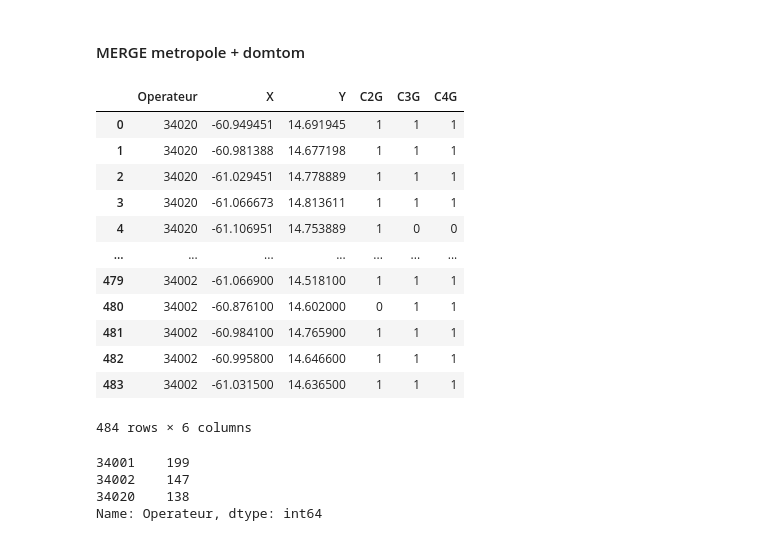
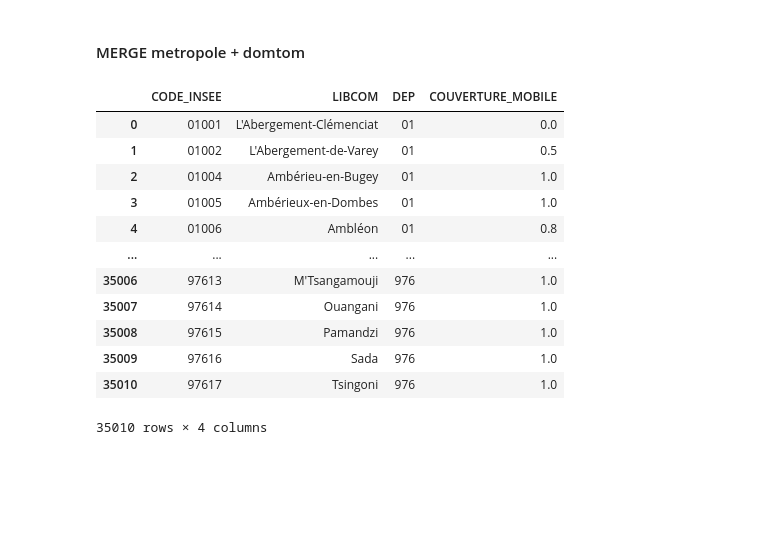
Before and after one commit to dataforgoodfr/batch8_mednum, a Jupyter notebook: notebooks/taux_couverture_mobile.ipynb, the cells around one changed output. Cells and saved outputs as stored; diff of their text form; code cells hidden in the pictures; blank space fills up the shorter version.

```diff
--- a/notebooks/taux_couverture_mobile.ipynb
+++ b/notebooks/taux_couverture_mobile.ipynb
@@ -114,8 +114,8 @@ res
 83890 rows × 6 columns
 # %%
 couv_mobile = res.groupby('CODE_INSEE')['COUVERTURE_MOBILE'].median().reset_index()
-couv_mobile = communes.merge(couv_mobile, on=['CODE_INSEE'], how='left')
-couv_mobile
+couv_mobile_metropole = communes.merge(couv_mobile, on=['CODE_INSEE'], how='left')
+couv_mobile_metropole
 # %% [output]
 |  | CODE_INSEE | LIBCOM | DEP | COUVERTURE_MOBILE |
 | 0 | 01001 | L'Abergement-Clémenciat | 01 | NaN |
@@ -248,0 +259,8 @@ data.to_csv(f'{interim_data}/taux_couverture_mobile_DOMTOM.csv', index=False)
+# %%
+# Preprocess zipcode values
+data = pd.read_csv(interim_data/'couv_mobile_domtom_temp.csv')
+data['CODE_POSTAL'] = data['CODE_POSTAL'].apply(lambda x: str(x).split()[-1])   # if CEDEX in zipcode
+data['CODE_POSTAL'] = data['CODE_POSTAL'].apply(lambda x: 'nan' if (len(x) > 5 or len(x) < 3) else x)
+data = data[data['CODE_POSTAL'] != 'nan']
+data['CODE_POSTAL'] = data['CODE_POSTAL'].apply(lambda x: '{:<05d}'.format(int(x)))
+data
@@ -248,0 +281,4 @@ data.to_csv(f'{interim_data}/taux_couverture_mobile_DOMTOM.csv', index=False)
+# %%
+couv_mobile_domtom = map_zipcode.merge(data, on='CODE_POSTAL', how='inner').drop(columns=['CODE_POSTAL'])
+couv_mobile_domtom = couv_mobile_domtom[couv_mobile_domtom['CODE_INSEE'] > '90000']
+couv_mobile_domtom
@@ -249,26 +299,21 @@ data.to_csv(f'{interim_data}/taux_couverture_mobile_DOMTOM.csv', index=False)
 # %% [markdown]
 #### MERGE metropole + domtom
-# %%
-domtom = pd.read_csv(raw_data/'MAR_sites_mobiles_2020_T2.csv', delimiter=';', error_bad_lines=False, low_memory=False)
-domtom
-# %% [output]
-|  | Operateur | X | Y | C2G | C3G | C4G |
-| 0 | 34020 | -60.949451 | 14.691945 | 1 | 1 | 1 |
-| 1 | 34020 | -60.981388 | 14.677198 | 1 | 1 | 1 |
-| 2 | 34020 | -61.029451 | 14.778889 | 1 | 1 | 1 |
-| 3 | 34020 | -61.066673 | 14.813611 | 1 | 1 | 1 |
-| 4 | 34020 | -61.106951 | 14.753889 | 1 | 0 | 0 |
-| ... | ... | ... | ... | ... | ... | ... |
-| 479 | 34002 | -61.066900 | 14.518100 | 1 | 1 | 1 |
-| 480 | 34002 | -60.876100 | 14.602000 | 0 | 1 | 1 |
-| 481 | 34002 | -60.984100 | 14.765900 | 1 | 1 | 1 |
-| 482 | 34002 | -60.995800 | 14.646600 | 1 | 1 | 1 |
-| 483 | 34002 | -61.031500 | 14.636500 | 1 | 1 | 1 |
-484 rows × 6 columns
-# %%
-domtom['Operateur'].value_counts()
-# %% [output]
-34001    199
-34002    147
-34020    138
-Name: Operateur, dtype: int64
+# %%
+res = couv_mobile_metropole.merge(couv_mobile_domtom, on='CODE_INSEE', how='left').drop_duplicates(subset=['CODE_INSEE', 'LIBCOM', 'DEP'])
+res['COUVERTURE_MOBILE'] = res[['COUVERTURE_MOBILE_x', 'COUVERTURE_MOBILE_y']].sum(axis=1)
+res = res[['CODE_INSEE', 'LIBCOM', 'DEP', 'COUVERTURE_MOBILE']]
+res
+# %% [output]
+|  | CODE_INSEE | LIBCOM | DEP | COUVERTURE_MOBILE |
+| 0 | 01001 | L'Abergement-Clémenciat | 01 | 0.0 |
+| 1 | 01002 | L'Abergement-de-Varey | 01 | 0.5 |
+| 2 | 01004 | Ambérieu-en-Bugey | 01 | 1.0 |
+| 3 | 01005 | Ambérieux-en-Dombes | 01 | 1.0 |
+| 4 | 01006 | Ambléon | 01 | 0.8 |
+| ... | ... | ... | ... | ... |
+| 35006 | 97613 | M'Tsangamouji | 976 | 1.0 |
+| 35007 | 97614 | Ouangani | 976 | 1.0 |
+| 35008 | 97615 | Pamandzi | 976 | 1.0 |
+| 35009 | 97616 | Sada | 976 | 1.0 |
+| 35010 | 97617 | Tsingoni | 976 | 1.0 |
+35010 rows × 4 columns
```
Also changed, not shown: parts of 14 cells of this notebook, 21 other files.
